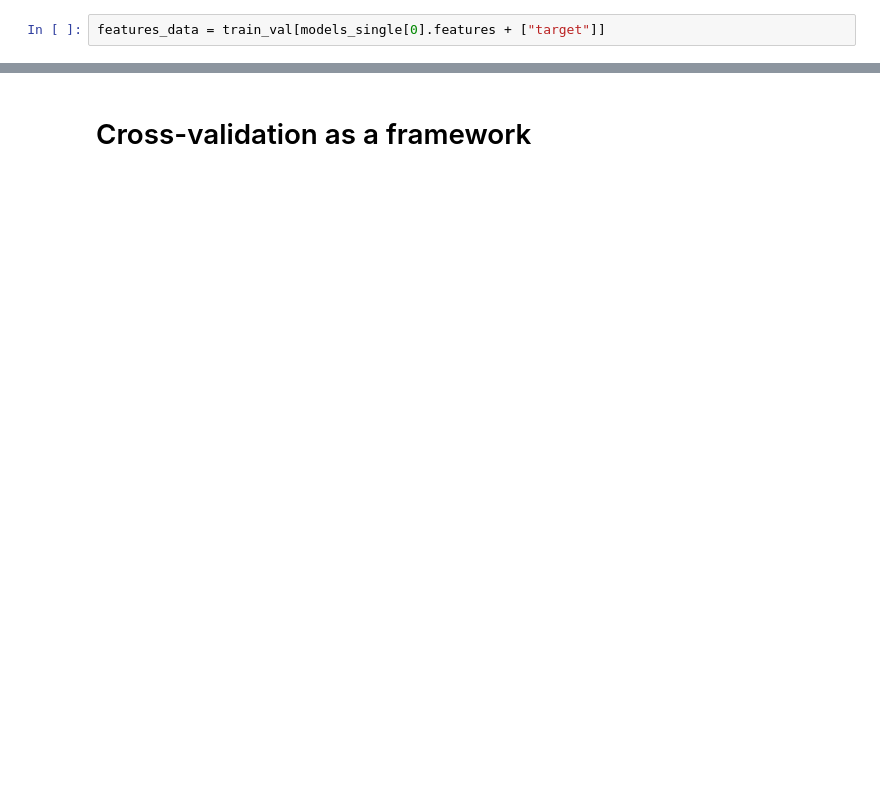
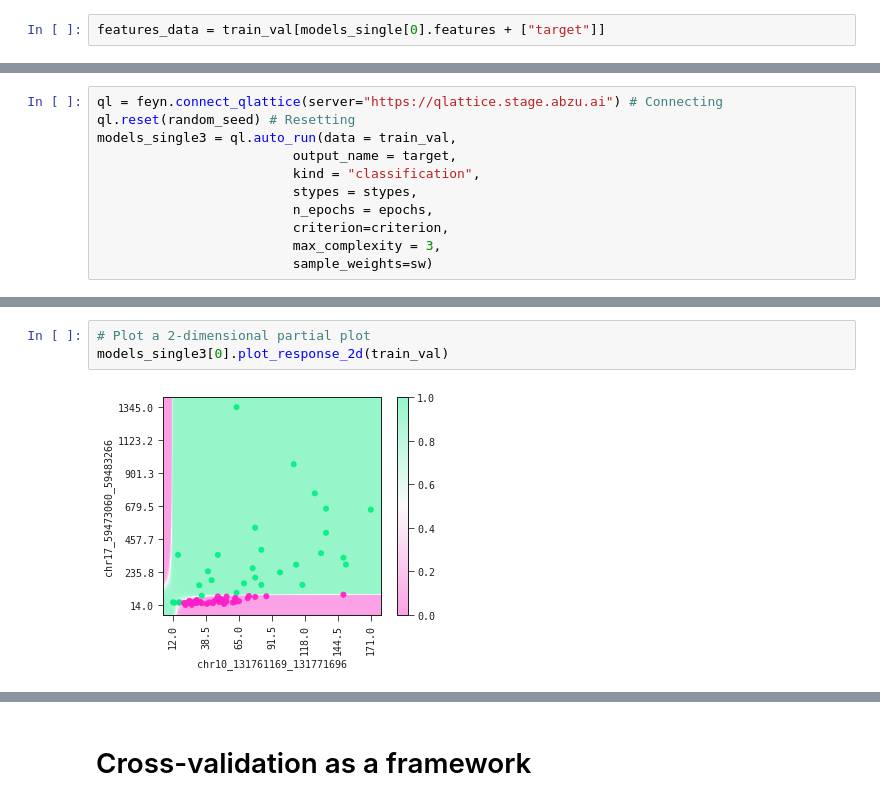
Before and after one commit to abzu-ai/QLattice-clinical-omics, a Jupyter notebook: notebooks/HCC_case.ipynb, the cells around one changed output, grey strips where cells are left out. Drawn from its saved outputs; the diff is of its cells as text; blank space fills up the shorter version.

```diff
--- a/notebooks/HCC_case.ipynb
+++ b/notebooks/HCC_case.ipynb
@@ -207,0 +178,11 @@ ModuleNotFoundError: No module named 'seaborn'
+# %%
+ql = feyn.connect_qlattice(server="https://qlattice.stage.abzu.ai") # Connecting
+ql.reset(random_seed) # Resetting
+models_single3 = ql.auto_run(data = train_val,
+                         output_name = target,
+                         kind = "classification",
+                         stypes = stypes,
+                         n_epochs = epochs,
+                         criterion=criterion,
+                         max_complexity = 3,
+                         sample_weights=sw)
@@ -207,0 +224,5 @@ ModuleNotFoundError: No module named 'seaborn'
+# %%
+# Plot a 2-dimensional partial plot
+models_single3[0].plot_response_2d(train_val)
+# %% [output]
+[figure, added]
```
Also changed, not shown: parts of 48 cells of this notebook, 3 other files.
